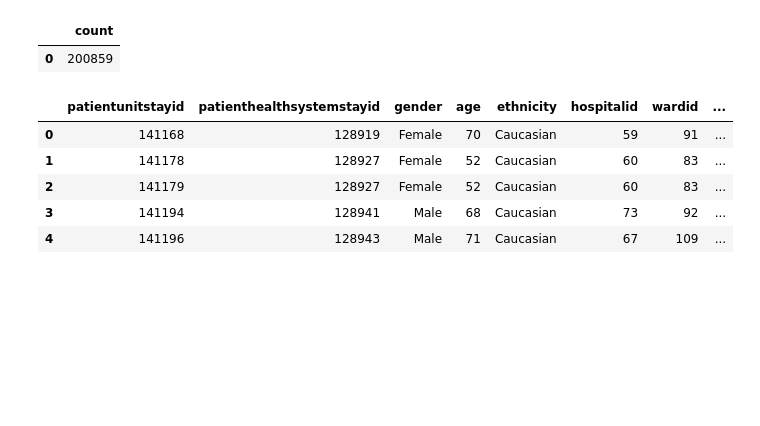
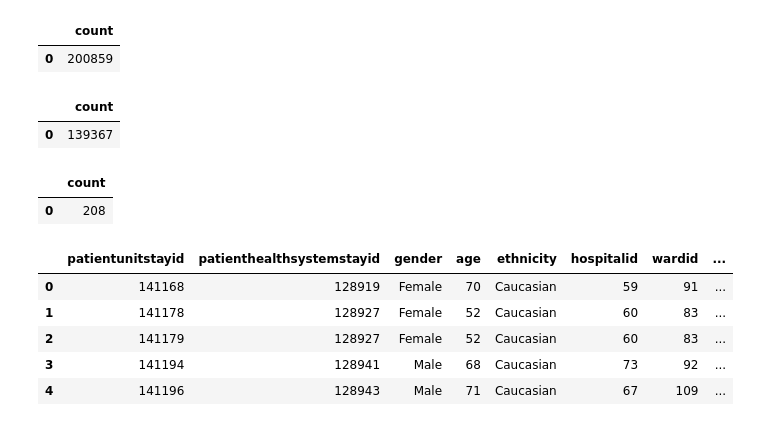
Before and after one commit to marymlucas/eICU-explore, a Jupyter notebook: eICU_explore_1.ipynb, the cells around one changed output. Cells and saved outputs as stored; diff of their text form; code cells hidden in the pictures; blank space fills up the shorter version.

```diff
--- a/eICU_explore_1.ipynb
+++ b/eICU_explore_1.ipynb
@@ -64,6 +64,16 @@ pd.read_sql_query("select count(distinct patientunitstayid) from eicu_crd.patien
 # %% [output]
 |  | count |
 | 0 | 200859 |
+# %%
+pd.read_sql_query("select count(distinct uniquepid) from eicu_crd.patient",conn)
+# %% [output]
+|  | count |
+| 0 | 139367 |
+# %%
+pd.read_sql_query("select count(distinct hospitalid) from eicu_crd.hospital",conn)
+# %% [output]
+|  | count |
+| 0 | 208 |
 # %%
 pd.read_sql_query("select * from eicu_crd.patient limit 5",conn)
 # %% [output]
```
Also changed, not shown: parts of 4 cells of this notebook.
